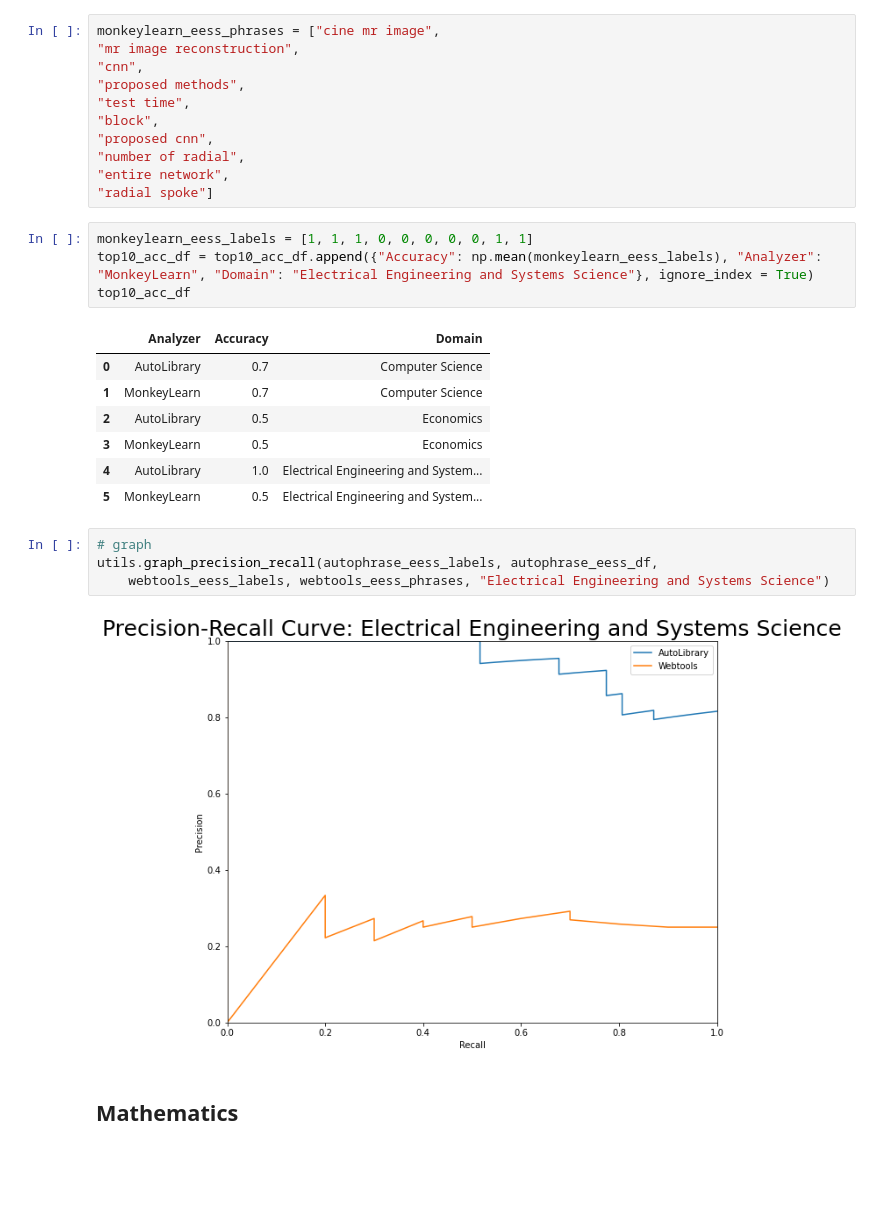
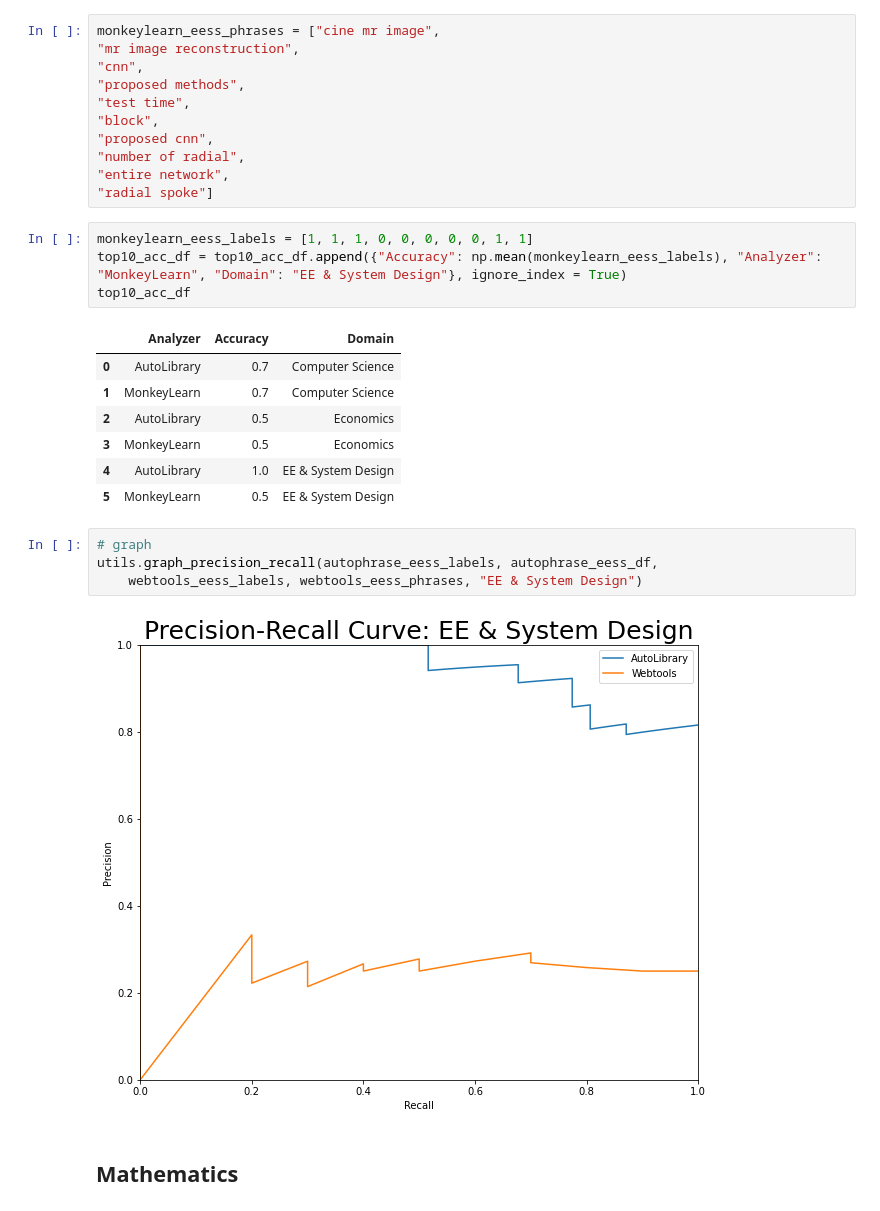
Before and after one commit to YichunRen/AutoLibrary-Scientific-Paper-Keywords-Extraction-, a Jupyter notebook: notebooks/Experiment.ipynb, the cells around one changed output. Cells and saved outputs as stored; diff of their text form; blank space fills up the shorter version.

Commit message:
all labeled

```diff
--- a/notebooks/Experiment.ipynb
+++ b/notebooks/Experiment.ipynb
@@ -655,7 +646,7 @@ monkeylearn_eess_phrases = ["cine mr image",
 "radial spoke"]
 # %%
 monkeylearn_eess_labels = [1, 1, 1, 0, 0, 0, 0, 0, 1, 1]
-top10_acc_df = top10_acc_df.append({"Accuracy": np.mean(monkeylearn_eess_labels), "Analyzer": "MonkeyLearn", "Domain": "Electrical Engineering and Systems Science"}, ignore_index = True)
+top10_acc_df = top10_acc_df.append({"Accuracy": np.mean(monkeylearn_eess_labels), "Analyzer": "MonkeyLearn", "Domain": "EE & System Design"}, ignore_index = True)
 top10_acc_df
 # %% [output]
 |  | Analyzer | Accuracy | Domain |
@@ -663,14 +654,14 @@ top10_acc_df
 | 1 | MonkeyLearn | 0.7 | Computer Science |
 | 2 | AutoLibrary | 0.5 | Economics |
 | 3 | MonkeyLearn | 0.5 | Economics |
-| 4 | AutoLibrary | 1.0 | Electrical Engineering and System... |
-| 5 | MonkeyLearn | 0.5 | Electrical Engineering and System... |
+| 4 | AutoLibrary | 1.0 | EE & System Design |
+| 5 | MonkeyLearn | 0.5 | EE & System Design |
 # %%
 # graph
 utils.graph_precision_recall(autophrase_eess_labels, autophrase_eess_df,
-    webtools_eess_labels, webtools_eess_phrases, "Electrical Engineering and Systems Science")
+    webtools_eess_labels, webtools_eess_phrases, "EE & System Design")
 # %% [output]
-[figure, old version]
+[figure, new version]
 # %% [markdown]
 ## Mathematics
 # %% [markdown]
```
Also changed, not shown: parts of 86 cells of this notebook.
